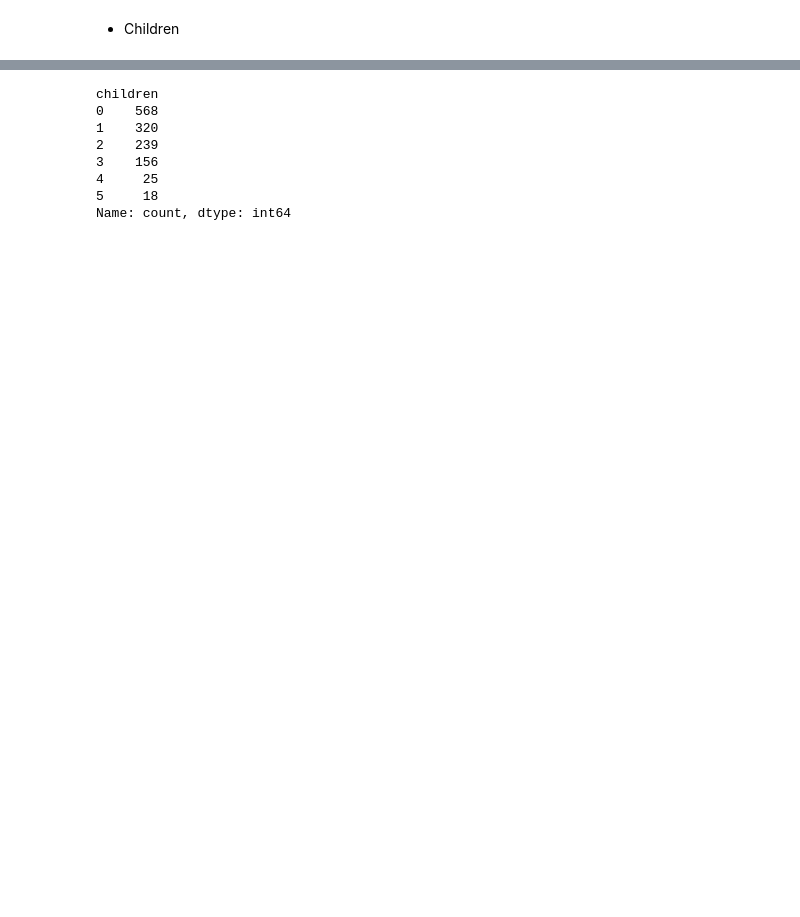
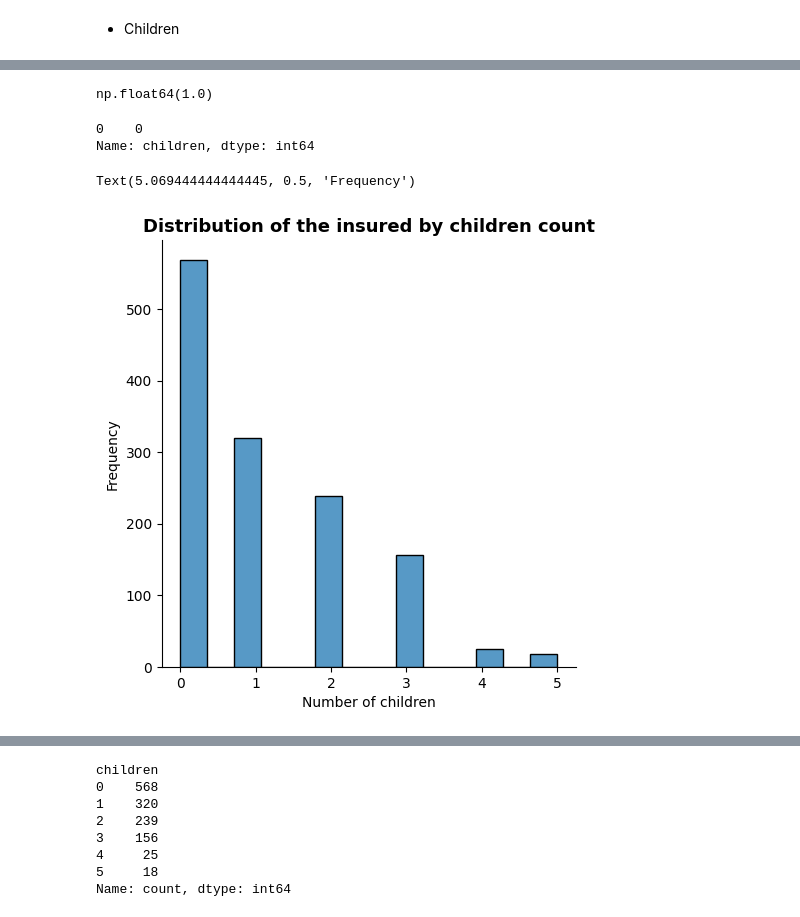
Before and after one commit to MichAdebayo/simplon_insurance_price_prediction, a Jupyter notebook: analysis.ipynb, the cells around one changed output, grey strips where cells are left out. Drawn from its saved outputs; the diff is of its cells as text; code cells hidden in the pictures; blank space fills up the shorter version.

```diff
--- a/analysis.ipynb
+++ b/analysis.ipynb
@@ -180,0 +233,28 @@ Text(0.6944444444444446, 0.5, 'Frequency')
+# %%
+# Descriptive statistics (Median)
+
+df['children'].median()
+
+# Median number of children had by clients = 1
+# %% [output]
+np.float64(1.0)
+# %%
+# Descriptive statistics (Mode)
+
+df['children'].mode()
+
+# Most of the clients insured have no children
+# Mode = 0
+# %% [output]
+0    0
+Name: children, dtype: int64
+# %%
+# Confirm mode with plot
+
+sns.displot(df, x = 'children', kind='hist')
+plt.title("Distribution of the insured by children count", fontsize= 13, weight = "bold")
+plt.xlabel("Number of children", weight = 10)
+plt.ylabel("Frequency", weight = 10)
+# %% [output]
+Text(5.069444444444445, 0.5, 'Frequency')
+[figure, added]
```
Also changed, not shown: parts of 56 cells of this notebook.
